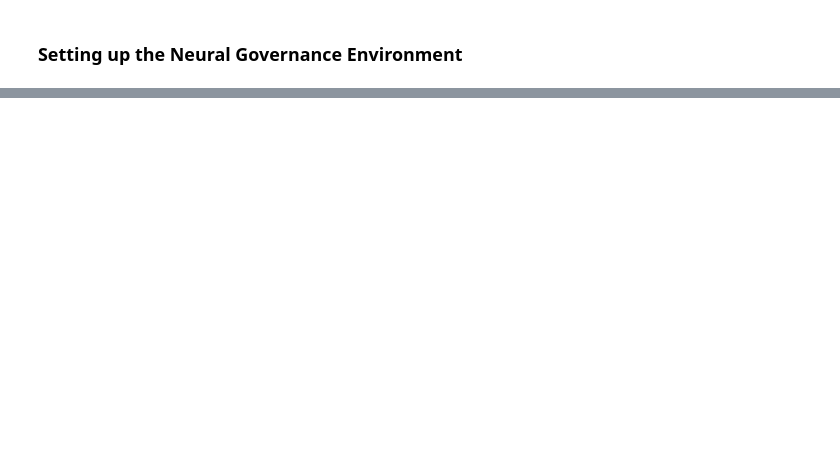
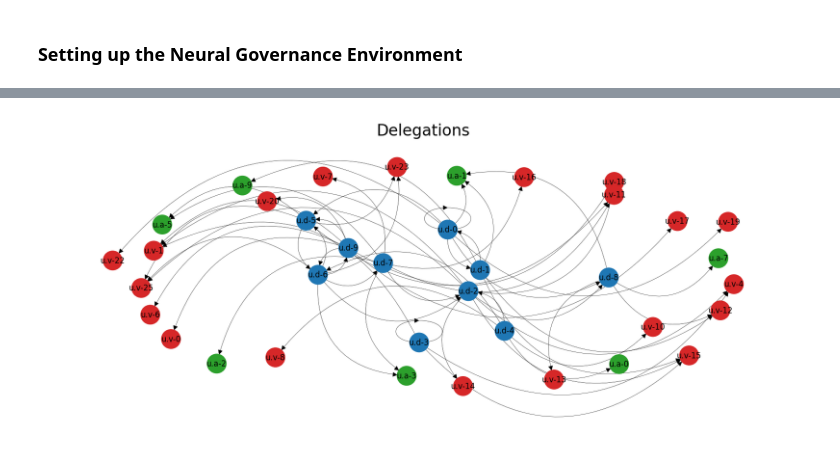
Before and after one commit to BlockScience/neural-quorum-governance, a Jupyter notebook: notebooks/proof-of-concept-demo.ipynb, the cells around one changed output, grey strips where cells are left out. Saved outputs shown, nothing was run; the diff lists cells and outputs as text; code cells hidden in the pictures; blank space fills up the shorter version.

```diff
--- a/notebooks/proof-of-concept-demo.ipynb
+++ b/notebooks/proof-of-concept-demo.ipynb
@@ -369,0 +547,33 @@ Layer 2: 0.0
+# %%
+G_delegations = nx.DiGraph({delegating_user: action[1] for delegating_user, action in ACTIONS_DELEGATE.items()})
+G = G_delegations
+
+def color_map(x):
+    if "u.v" in x:
+        return 'tab:red'
+    elif "u.d" in x:
+        return 'tab:blue'
+    elif "u.a" in x:
+        return 'tab:green'
+    elif "p." in x:
+        return 'tab:cyan'
+    else:
+        return 'white'
+
+COLORS = [color_map(user) for user in G.nodes]
+
+pos = nx.spring_layout(G, seed=SEED, iterations=50, k=1)
+
+plt.figure(figsize=(8, 3), dpi=200)
+nx.draw(G, pos,
+        with_labels=True,
+        font_size=6,
+        node_size=200,
+        width=0.2,
+        arrowsize=8,
+        node_color=COLORS,
+        connectionstyle='arc3, rad=0.5')
+plt.title("Delegations")
+plt.show()
+# %% [output]
+[figure, added]
```
Also changed, not shown: parts of 13 cells of this notebook, 1 other file.
